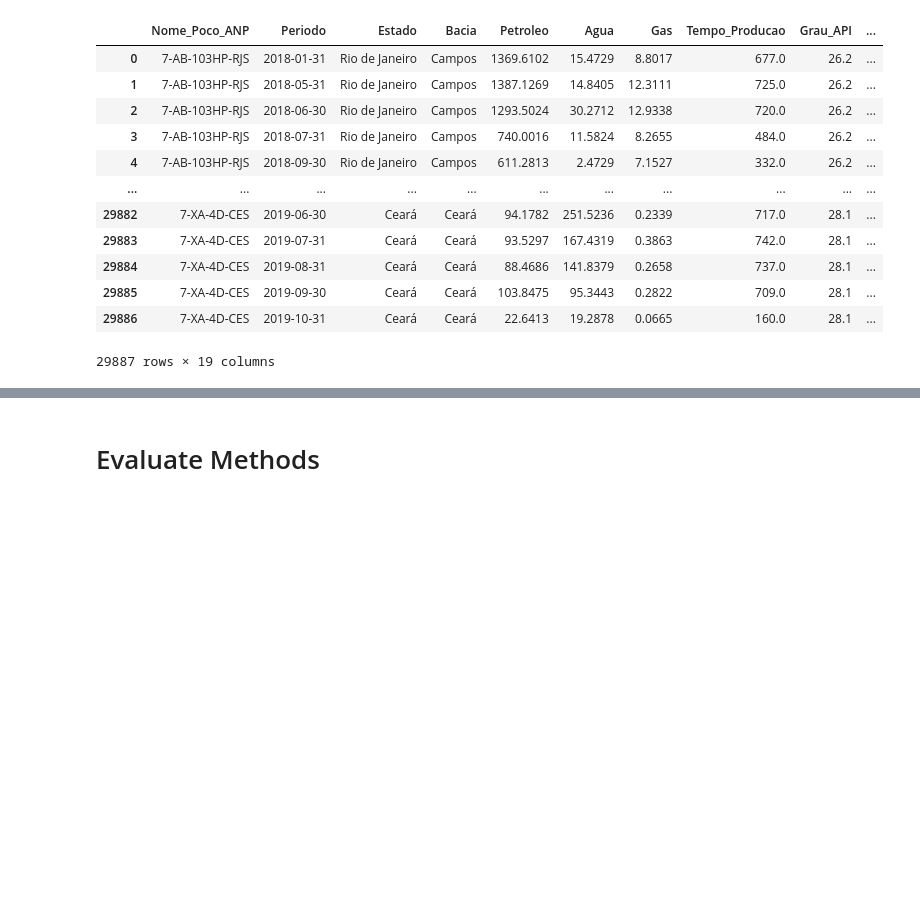
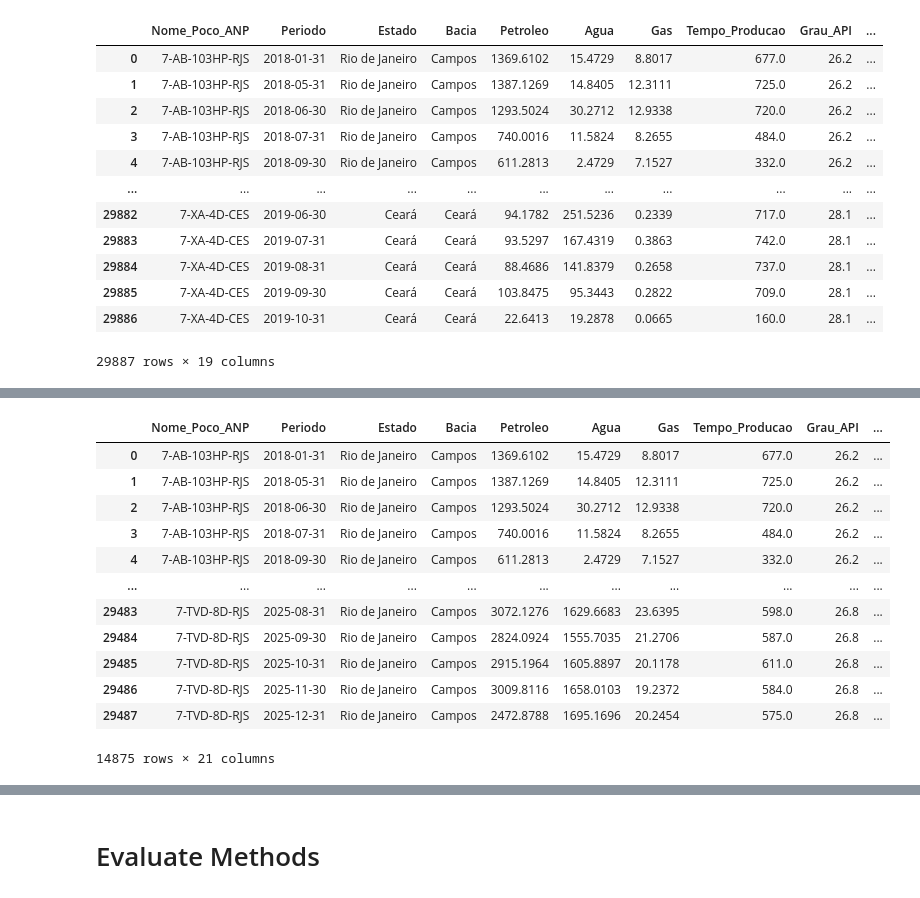
Before and after one commit to icarusrodrigues/MMQ_MSC_Icaro, a Jupyter notebook: models.ipynb, the cells around one changed output, grey strips where cells are left out. Drawn from its saved outputs; the diff is of its cells as text; code cells hidden in the pictures; blank space fills up the shorter version.

```diff
--- a/models.ipynb
+++ b/models.ipynb
@@ -102,3 +117,21 @@ sample_df
+# %%
+sample_df = sample_df[sample_df['Estado'] == 'Rio de Janeiro']
+sample_df = sample_df[sample_df['Bacia'] == 'Campos']
+sample_df
+# %% [output]
+|  | Nome_Poco_ANP | Periodo | Estado | Bacia | Petroleo | Agua | Gas | Tempo_Producao | Grau_API | ... |
+| 0 | 7-AB-103HP-RJS | 2018-01-31 | Rio de Janeiro | Campos | 1369.6102 | 15.4729 | 8.8017 | 677.0 | 26.2 | ... |
+| 1 | 7-AB-103HP-RJS | 2018-05-31 | Rio de Janeiro | Campos | 1387.1269 | 14.8405 | 12.3111 | 725.0 | 26.2 | ... |
+| 2 | 7-AB-103HP-RJS | 2018-06-30 | Rio de Janeiro | Campos | 1293.5024 | 30.2712 | 12.9338 | 720.0 | 26.2 | ... |
+| 3 | 7-AB-103HP-RJS | 2018-07-31 | Rio de Janeiro | Campos | 740.0016 | 11.5824 | 8.2655 | 484.0 | 26.2 | ... |
+| 4 | 7-AB-103HP-RJS | 2018-09-30 | Rio de Janeiro | Campos | 611.2813 | 2.4729 | 7.1527 | 332.0 | 26.2 | ... |
+| ... | ... | ... | ... | ... | ... | ... | ... | ... | ... | ... |
+| 29483 | 7-TVD-8D-RJS | 2025-08-31 | Rio de Janeiro | Campos | 3072.1276 | 1629.6683 | 23.6395 | 598.0 | 26.8 | ... |
+| 29484 | 7-TVD-8D-RJS | 2025-09-30 | Rio de Janeiro | Campos | 2824.0924 | 1555.7035 | 21.2706 | 587.0 | 26.8 | ... |
+| 29485 | 7-TVD-8D-RJS | 2025-10-31 | Rio de Janeiro | Campos | 2915.1964 | 1605.8897 | 20.1178 | 611.0 | 26.8 | ... |
+| 29486 | 7-TVD-8D-RJS | 2025-11-30 | Rio de Janeiro | Campos | 3009.8116 | 1658.0103 | 19.2372 | 584.0 | 26.8 | ... |
+| 29487 | 7-TVD-8D-RJS | 2025-12-31 | Rio de Janeiro | Campos | 2472.8788 | 1695.1696 | 20.2454 | 575.0 | 26.8 | ... |
+14875 rows × 21 columns
 # %%
 target_column = 'Petroleo'
 ignore_columns = [
```
Also changed, not shown: parts of 21 cells of this notebook.
